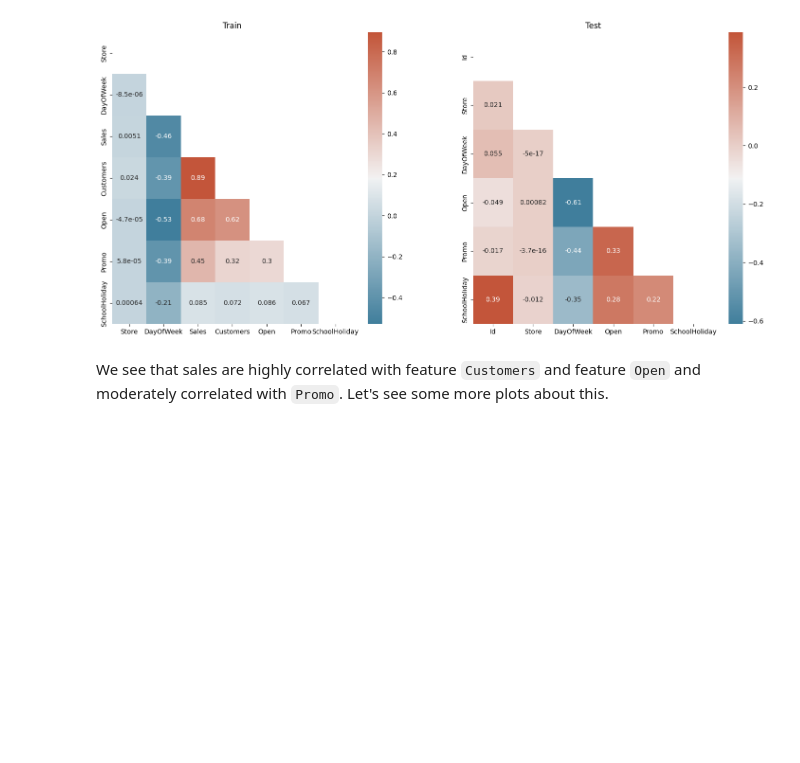
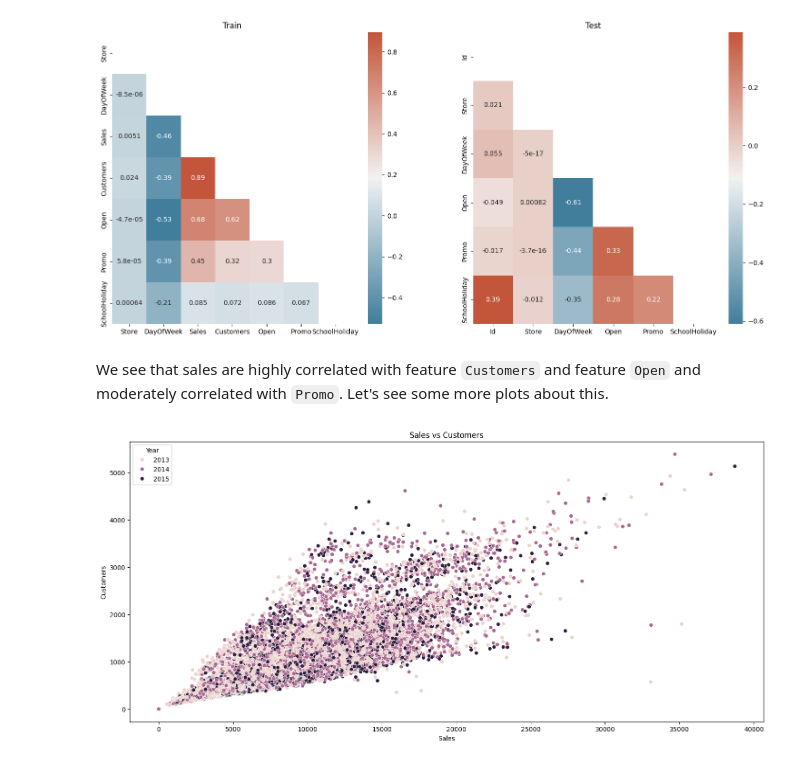
Before and after one commit to susannahsu/rossman-store-sales, a Jupyter notebook: rossman_sales_prediction.ipynb, the cells around one changed output. Cells and saved outputs as stored; diff of their text form; code cells hidden in the pictures; blank space fills up the shorter version.

```diff
--- a/rossman_sales_prediction.ipynb
+++ b/rossman_sales_prediction.ipynb
@@ -219,3 +219,11 @@ plt.show()
 [figure]
 # %% [markdown]
 We see that sales are highly correlated with feature `Customers` and feature `Open` and moderately correlated with `Promo`. Let's see some more plots about this.
+# %%
+plt.figure(figsize=(18,8))
+temp_df = pd.DataFrame(df.sample(100000))
+sns.scatterplot(data=temp_df, x='Sales', y='Customers', hue='Year')
+plt.title("Sales vs Customers")
+plt.show()
+# %% [output]
+[figure, added]
```
Also changed, not shown: parts of 18 cells of this notebook.
